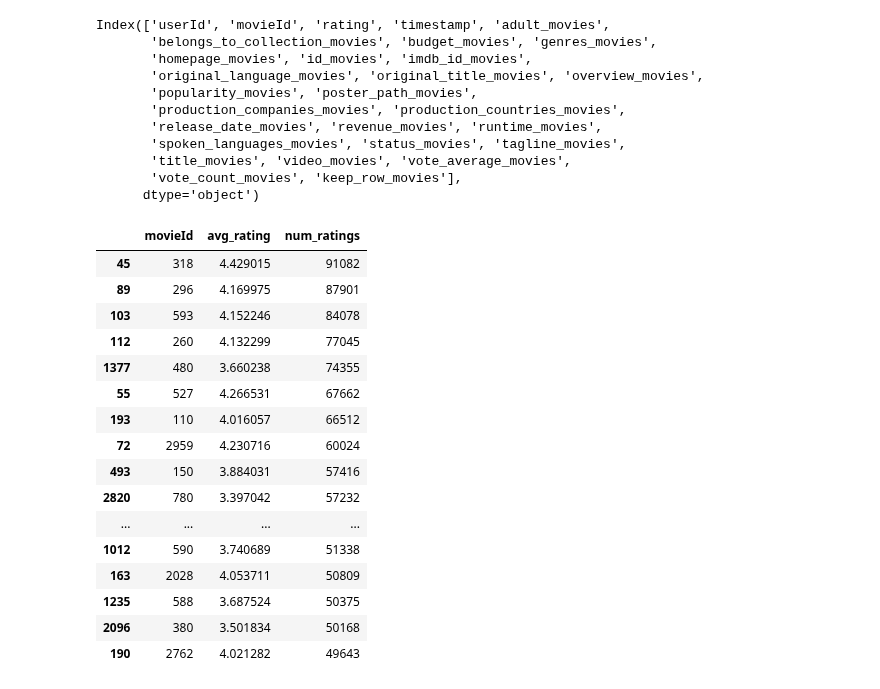
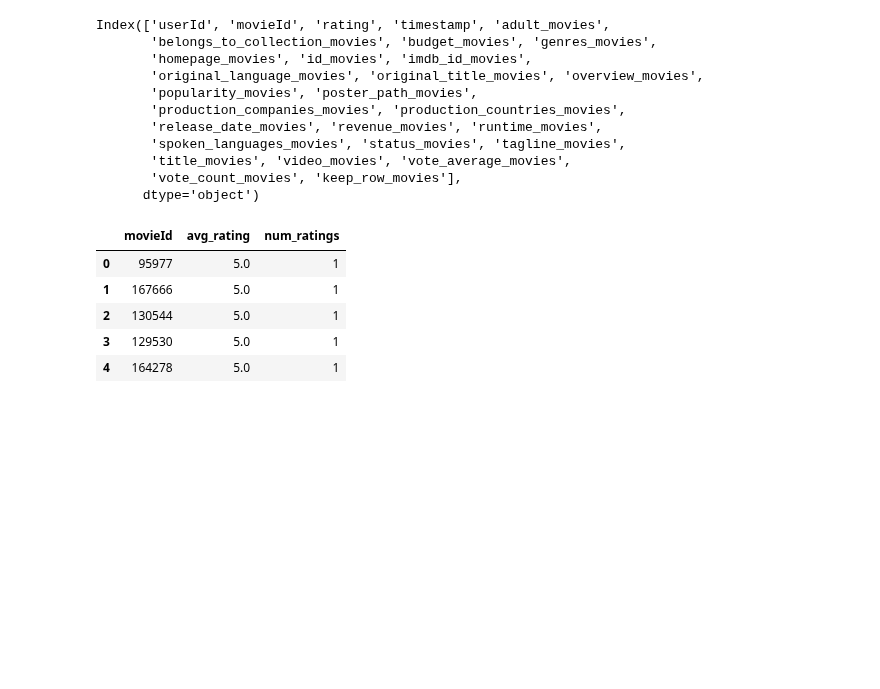
Before and after one commit to knolasco/Intro_to_ML_Course, a Jupyter notebook: Module7/RecommendationSystem.ipynb, the cells around one changed output. Saved outputs shown, nothing was run; the diff lists cells and outputs as text; code cells hidden in the pictures; blank space fills up the shorter version.

```diff
--- a/Module7/RecommendationSystem.ipynb
+++ b/Module7/RecommendationSystem.ipynb
@@ -146,24 +146,11 @@ avg_rating = data.groupby(by = 'movieId')['rating'].mean().reset_index(name = 'a
 n_ratings = data.groupby(by = 'movieId').size().reset_index(name = 'num_ratings')
 # %%
 all_ratings = avg_rating.merge(n_ratings, on = 'movieId', how = 'inner')
-top_20_movies = all_ratings.sort_values(by = 'num_ratings', ascending = False).head(20)
+all_ratings.head()
+# %% [output]
+|  | movieId | avg_rating | num_ratings |
+| 0 | 95977 | 5.0 | 1 |
+| 1 | 167666 | 5.0 | 1 |
+| 2 | 130544 | 5.0 | 1 |
+| 3 | 129530 | 5.0 | 1 |
+| 4 | 164278 | 5.0 | 1 |
-# %%
-top_20_movies
-# %% [output]
-|  | movieId | avg_rating | num_ratings |
-| 45 | 318 | 4.429015 | 91082 |
-| 89 | 296 | 4.169975 | 87901 |
-| 103 | 593 | 4.152246 | 84078 |
-| 112 | 260 | 4.132299 | 77045 |
-| 1377 | 480 | 3.660238 | 74355 |
-| 55 | 527 | 4.266531 | 67662 |
-| 193 | 110 | 4.016057 | 66512 |
-| 72 | 2959 | 4.230716 | 60024 |
-| 493 | 150 | 3.884031 | 57416 |
-| 2820 | 780 | 3.397042 | 57232 |
-| ... | ... | ... | ... |
-| 1012 | 590 | 3.740689 | 51338 |
-| 163 | 2028 | 4.053711 | 50809 |
-| 1235 | 588 | 3.687524 | 50375 |
-| 2096 | 380 | 3.501834 | 50168 |
-| 190 | 2762 | 4.021282 | 49643 |
```
Also changed, not shown: parts of 17 cells of this notebook.
